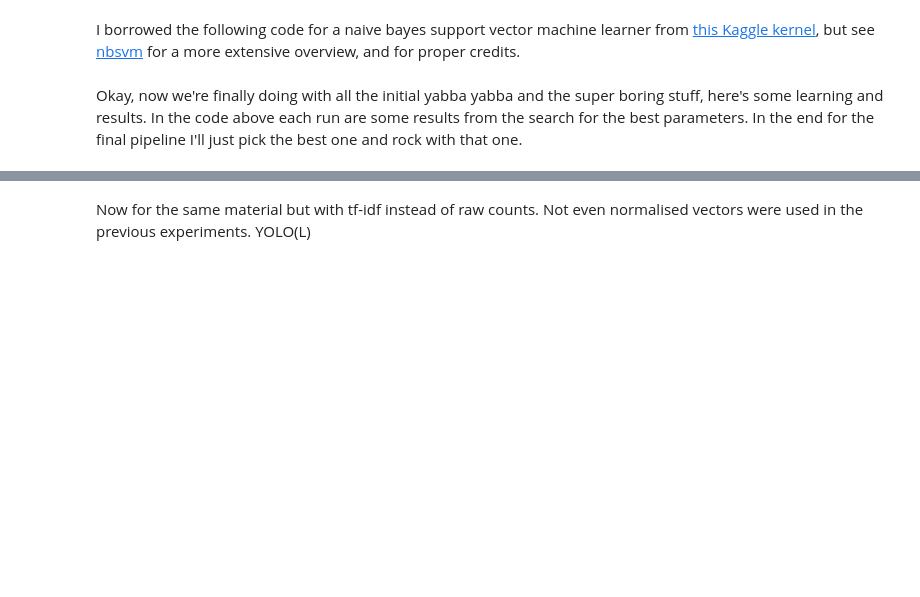
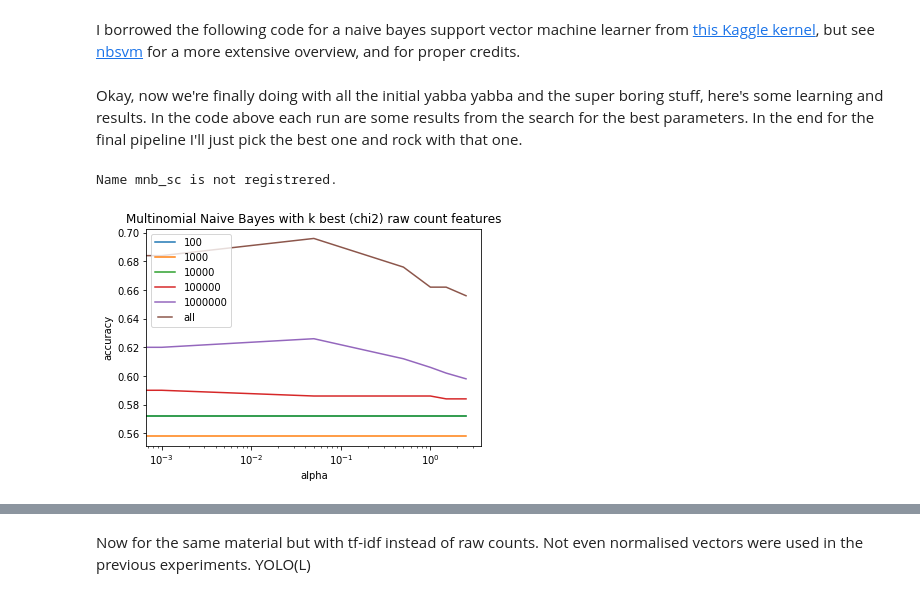
Before and after one commit to naiaden/lama-dsl, a Jupyter notebook: Untitled.ipynb, the cells around one changed output, grey strips where cells are left out. Saved outputs shown, nothing was run; the diff lists cells and outputs as text; code cells hidden in the pictures; blank space fills up the shorter version.

Commit message:
Added plots for the determining of the final run values

```diff
--- a/Untitled.ipynb
+++ b/Untitled.ipynb
@@ -760,0 +583,34 @@ summarise_run("lsc_sc")
+# %%
+# Model:
+#         mnb_sc
+# Accuracy:
+#         0.696
+# [[175  75]
+#  [ 77 173]]
+if do_run("mnb_sc"):
+    for k in ['all']:
+        for alpha in [0.05]:
+            model = SelectCountVectorFeatures("mnb_sc", X_training, y_training, X_dev, y_dev,
+                                                "c&w n-grams, counts, mult naive bayes",
+                                                MultinomialNB(alpha=alpha),
+                                                k=k)
+            model_acc = model.run()
+            print(k, alpha, model_acc)
+
+mnb_sc_results = pd.DataFrame(data={'a': [100]*7 + [1000]*7 + [10000]*7 + [100000]*7 + [1000000]*7 + ['all']*7,
+                  'b': [0, 0.001, 0.05, 0.5, 1.0, 1.5, 2.5]*6,
+                  'c': [0.572, 0.572, 0.572, 0.572, 0.572, 0.572, 0.572, 0.558, 0.558, 0.558, 0.558, 0.558, 0.558, 0.558, 0.572, 0.572, 0.572, 0.572, 0.572, 0.572, 0.572, 0.588, 0.59, 0.586, 0.586, 0.586, 0.584, 0.584, 0.636, 0.62, 0.626, 0.612, 0.606, 0.602, 0.598, 0.676, 0.684, 0.696, 0.676, 0.662, 0.662, 0.656]}
+                             )
+
+for x in [100, 1000, 10000, 100000, 1000000, 'all']:
+    line1, = plt.semilogx(mnb_sc_results.loc[mnb_sc_results['a']  == x].ix[:, ['b']], mnb_sc_results.loc[mnb_sc_results['a']  == x].ix[:, ['c']],  label=str(x))
+
+plt.title("Multinomial Naive Bayes with k best (chi2) raw count features")
+plt.xlabel("alpha")
+plt.ylabel("accuracy")
+plt.legend(handler_map={line1: HandlerLine2D(numpoints=6)})
+
+summarise_run("mnb_sc")
+# %% [output]
+Name mnb_sc is not registrered.
+[figure, added]
```
Also changed, not shown: parts of 30 cells of this notebook, 1 other file.
